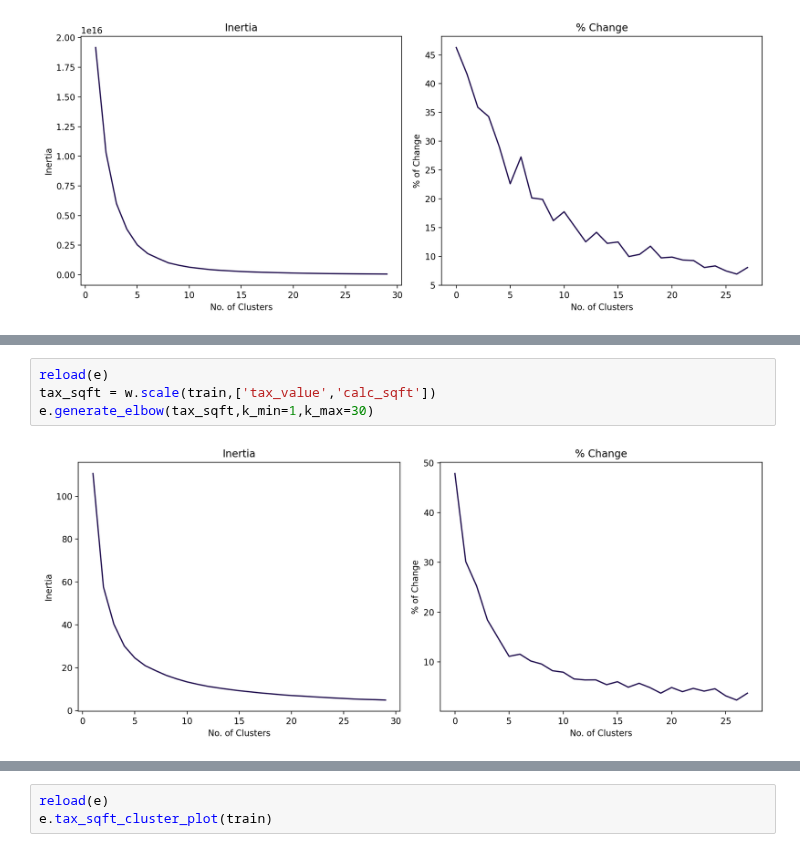
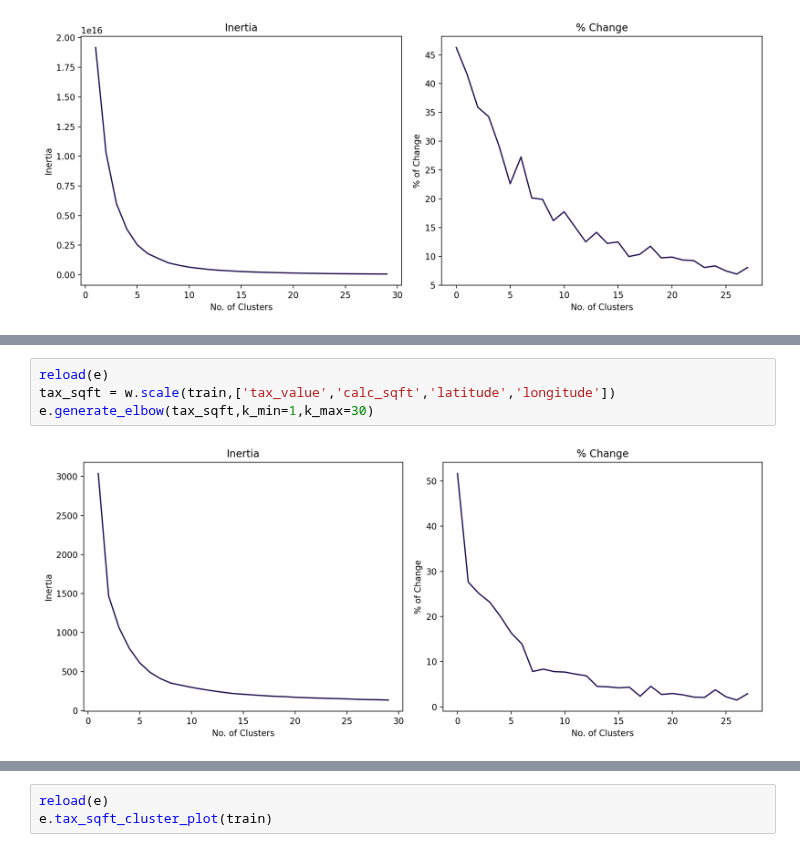
Before and after one commit to L-G-B-Team/clustering-project, a Jupyter notebook: woody_explore.ipynb, the cells around one changed output, grey strips where cells are left out. Drawn from its saved outputs; the diff is of its cells as text.

```diff
--- a/woody_explore.ipynb
+++ b/woody_explore.ipynb
@@ -87,8 +87,8 @@ transaction_date          0
 dtype: int64
 # %%
 reload(e)
-tax_sqft = w.scale(train,['tax_value','calc_sqft'])
+tax_sqft = w.scale(train,['tax_value','calc_sqft','latitude','longitude'])
 e.generate_elbow(tax_sqft,k_min=1,k_max=30)
 # %% [output]
-[figure, old version]
+[figure, new version]
 # %%
```
Also changed, not shown: parts of 2 cells of this notebook, 2 other files.
